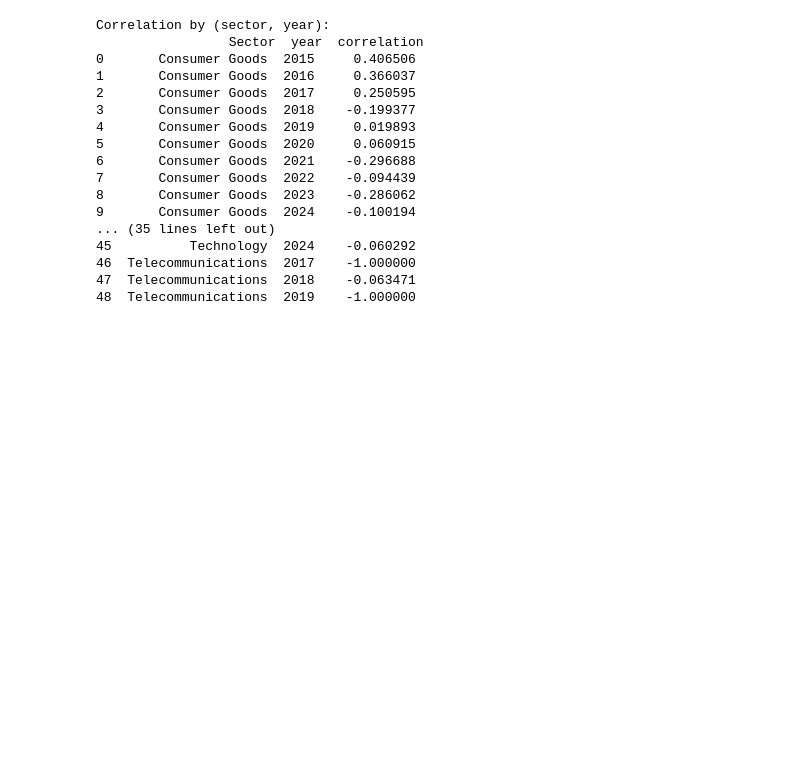
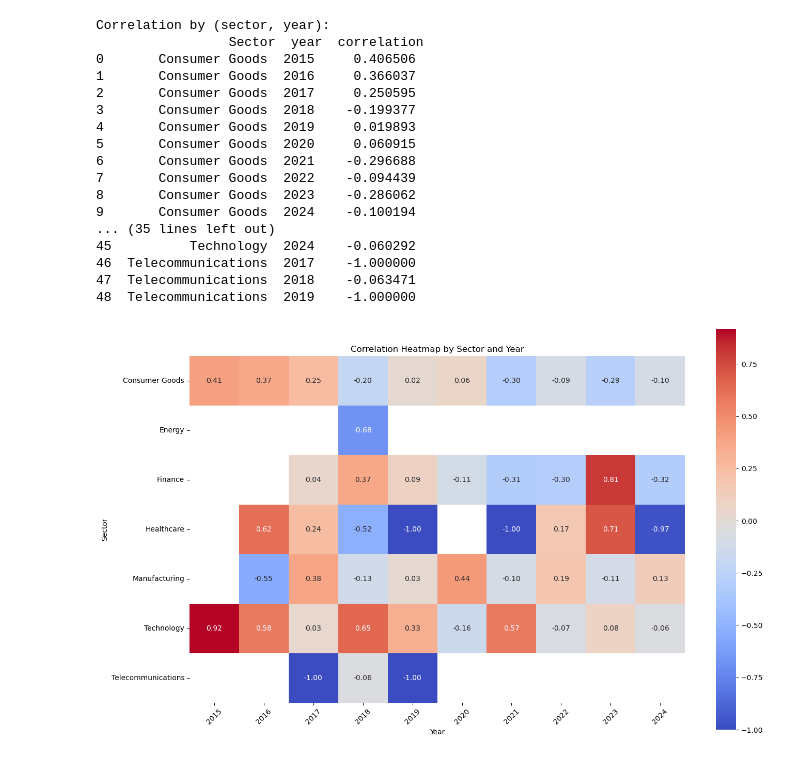
Before and after one commit to Violetcv/CiteSert, a Jupyter notebook: Project_1/Correlations.ipynb, the cells around one changed output. Saved outputs shown, nothing was run; the diff lists cells and outputs as text; code cells hidden in the pictures; blank space fills up the shorter version.

```diff
--- a/Project_1/Correlations.ipynb
+++ b/Project_1/Correlations.ipynb
@@ -338,3 +456,17 @@ Correlation by (sector, year):
 46  Telecommunications  2017    -1.000000
 47  Telecommunications  2018    -0.063471
 48  Telecommunications  2019    -1.000000
+# %%
+heatmap_data_year = sector_year_corr.pivot(index='Sector', columns='year', values='correlation')
+# Plot heatmap for (sector, year)
+plt.figure(figsize=(14, 10))
+sns.heatmap(heatmap_data_year, annot=True, fmt=".2f", cmap='coolwarm', square=True, cbar_kws={"shrink": .8})
+plt.title('Correlation Heatmap by Sector and Year')
+plt.xlabel('Year')
+plt.ylabel('Sector')
+plt.xticks(rotation=45)
+plt.yticks(rotation=0)
+plt.tight_layout()
+plt.show()
+# %% [output]
+[figure, added]
```
Also changed, not shown: parts of 11 cells of this notebook.
